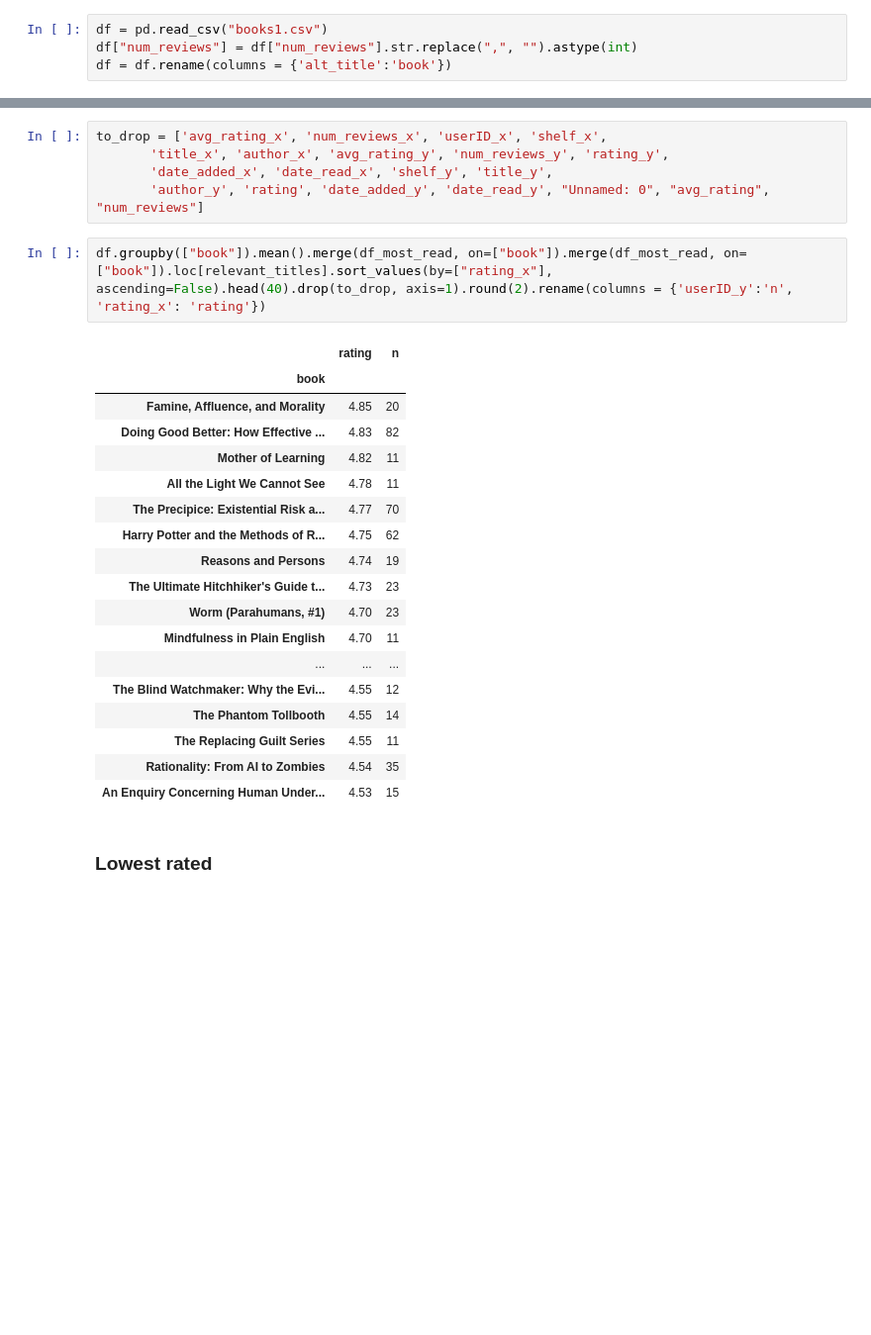
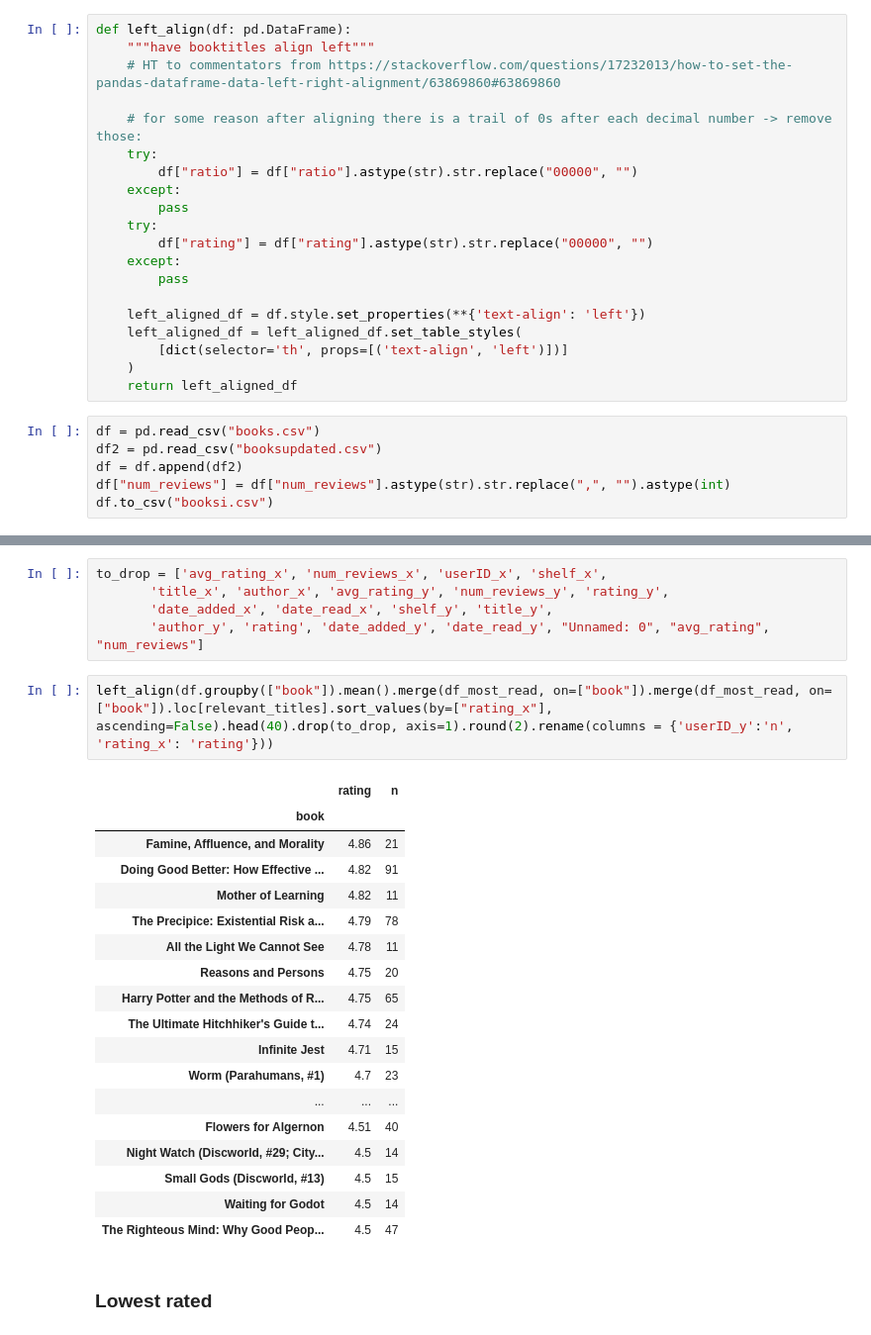
Before and after one commit to MaxRae/EAGoodreads, a Jupyter notebook: EAGoodreadsAnalysis.ipynb, the cells around one changed output, grey strips where cells are left out. Shown at 99% size. Drawn from its saved outputs; the diff is of its cells as text; blank space fills up the shorter version.

```diff
--- a/EAGoodreadsAnalysis.ipynb
+++ b/EAGoodreadsAnalysis.ipynb
@@ -1,6 +1,28 @@
 # %%
 import pandas as pd
+# %%
+def left_align(df: pd.DataFrame):
+    """have booktitles align left"""
+    # HT to commentators from https://stackoverflow.com/questions/17232013/how-to-set-the-pandas-dataframe-data-left-right-alignment/63869860#63869860
+
+    # for some reason after aligning there is a trail of 0s after each decimal number -> remove those:
+    try:
+        df["ratio"] = df["ratio"].astype(str).str.replace("00000", "")
+    except:
+        pass
+    try:
+        df["rating"] = df["rating"].astype(str).str.replace("00000", "")
+    except:
+        pass
+
+    left_aligned_df = df.style.set_properties(**{'text-align': 'left'})
+    left_aligned_df = left_aligned_df.set_table_styles(
+        [dict(selector='th', props=[('text-align', 'left')])]
+    )
+    return left_aligned_df
 # %%
-df = pd.read_csv("books1.csv")
-df["num_reviews"] = df["num_reviews"].str.replace(",", "").astype(int)
-df = df.rename(columns = {'alt_title':'book'})
+df = pd.read_csv("books.csv")
+df2 = pd.read_csv("booksupdated.csv")
+df = df.append(df2)
+df["num_reviews"] = df["num_reviews"].astype(str).str.replace(",", "").astype(int)
+df.to_csv("booksi.csv")
@@ -213,26 +237,26 @@ to_drop = ['avg_rating_x', 'num_reviews_x', 'userID_x', 'shelf_x',
        'date_added_x', 'date_read_x', 'shelf_y', 'title_y',
        'author_y', 'rating', 'date_added_y', 'date_read_y', "Unnamed: 0", "avg_rating", "num_reviews"]
 # %%
-df.groupby(["book"]).mean().merge(df_most_read, on=["book"]).merge(df_most_read, on=["book"]).loc[relevant_titles].sort_values(by=["rating_x"], ascending=False).head(40).drop(to_drop, axis=1).round(2).rename(columns = {'userID_y':'n', 'rating_x': 'rating'})
+left_align(df.groupby(["book"]).mean().merge(df_most_read, on=["book"]).merge(df_most_read, on=["book"]).loc[relevant_titles].sort_values(by=["rating_x"], ascending=False).head(40).drop(to_drop, axis=1).round(2).rename(columns = {'userID_y':'n', 'rating_x': 'rating'}))
 # %% [output]
 |  | rating | n |
 | book |  |  |
-| Famine, Affluence, and Morality | 4.85 | 20 |
-| Doing Good Better: How Effective ... | 4.83 | 82 |
+| Famine, Affluence, and Morality | 4.86 | 21 |
+| Doing Good Better: How Effective ... | 4.82 | 91 |
 | Mother of Learning | 4.82 | 11 |
+| The Precipice: Existential Risk a... | 4.79 | 78 |
 | All the Light We Cannot See | 4.78 | 11 |
-| The Precipice: Existential Risk a... | 4.77 | 70 |
-| Harry Potter and the Methods of R... | 4.75 | 62 |
-| Reasons and Persons | 4.74 | 19 |
-| The Ultimate Hitchhiker's Guide t... | 4.73 | 23 |
-| Worm (Parahumans, #1) | 4.70 | 23 |
-| Mindfulness in Plain English | 4.70 | 11 |
+| Reasons and Persons | 4.75 | 20 |
+| Harry Potter and the Methods of R... | 4.75 | 65 |
+| The Ultimate Hitchhiker's Guide t... | 4.74 | 24 |
+| Infinite Jest | 4.71 | 15 |
+| Worm (Parahumans, #1) | 4.7 | 23 |
 | ... | ... | ... |
-| The Blind Watchmaker: Why the Evi... | 4.55 | 12 |
-| The Phantom Tollbooth | 4.55 | 14 |
-| The Replacing Guilt Series | 4.55 | 11 |
-| Rationality: From AI to Zombies | 4.54 | 35 |
-| An Enquiry Concerning Human Under... | 4.53 | 15 |
+| Flowers for Algernon | 4.51 | 40 |
+| Night Watch (Discworld, #29; City... | 4.5 | 14 |
+| Small Gods (Discworld, #13) | 4.5 | 15 |
+| Waiting for Godot | 4.5 | 14 |
+| The Righteous Mind: Why Good Peop... | 4.5 | 47 |
 # %% [markdown]
 ### Lowest rated
 # %%
```
Also changed, not shown: parts of 15 cells of this notebook, 3 other files.
